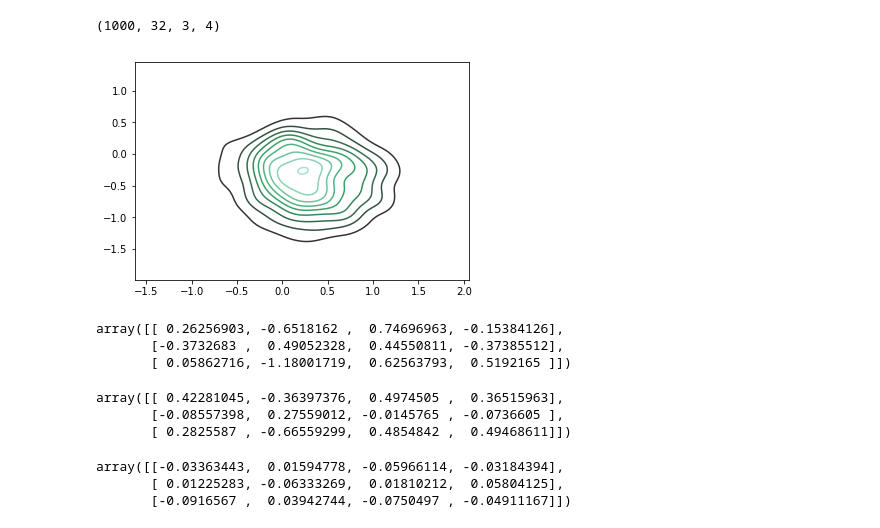
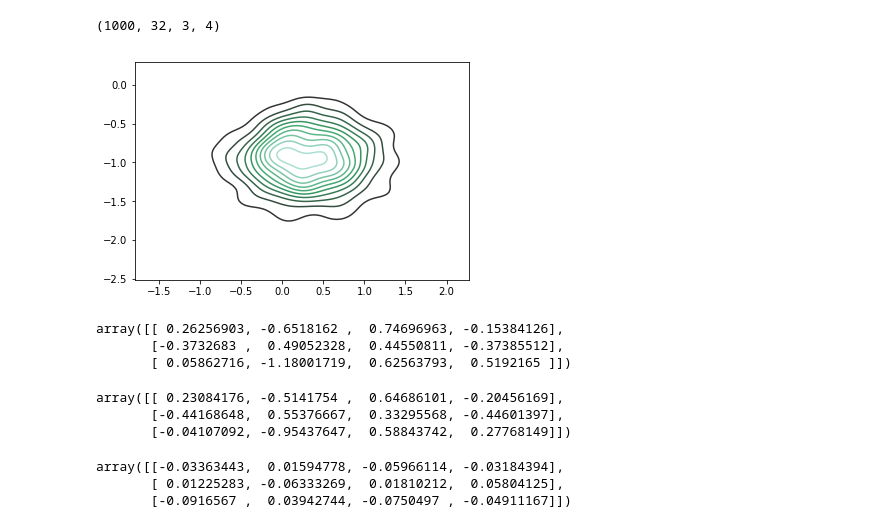
Before and after one commit to npetrenko/real_nvp, a Jupyter notebook: random_walk_regr_aux.ipynb, the cells around one changed output. Drawn from its saved outputs; the diff is of its cells as text; code cells hidden in the pictures.

```diff
--- a/random_walk_regr_aux.ipynb
+++ b/random_walk_regr_aux.ipynb
@@ -28,18 +28,18 @@ params.shape
 # %%
 def autoregr(X, param):
     d = param[:,:3]
-    X = np.matmul(d, X) + param[:,-1] + np.random.normal(size=[3], scale=0.1)
+    X = np.matmul(X, d) + param[:,-1][np.newaxis] + np.random.normal(size=[1,3], scale=0.1)
     return X
 
 def autoregr_tf(X, param):
     d = param[:,:3]
-    X = tf.matmul(d, X)[:,0] + param[:,-1]
+    X = tf.matmul(X, d) + param[:,-1][np.newaxis]
     return X
 # %%
-xs = [np.random.normal(size=dim[0])]
+xs = [np.random.normal(size=[1,dim[0]])]
 for i in range(n-1):
     xs.append(autoregr(xs[i], params[i]))
-xs = np.array(xs)[np.newaxis,:].astype(floatX)
+xs = np.concatenate(xs)[np.newaxis].astype(floatX)
 # %%
 xs
 # %% [output]
@@ -99,8 +97,22 @@ def create_loglik():
 
     ll = 0
     for i in range(n-1):
-        pred = xs[0,i+1] - autoregr_tf(xs[0,i][:,np.newaxis], out[i])
+        pred = xs[0,i+1] - autoregr_tf(xs[0,i][np.newaxis], out[i])
         ll += obs_d.logdens(pred)
     return ll
+
+def create_loglik2():
+    obs_d = Normal(dim=None, sigma=0.1, mu=0)
+    out = tf.reshape(outputs, [n, 3, 4])
+
+    def step1(current):
+        X = current[0][np.newaxis]
+        param = current[1]
+        d = param[:,:3]
+        X = tf.matmul(X, d)[0] + param[:,-1]
+        return X
+
+    ar = tf.map_fn(step1, (xs[0][:-1], out[:-1]), dtype=tf.float64)
+    return obs_d.logdens(ar - xs[0][1:])
 # %%
-logl = create_loglik()
+logl = create_loglik2()
@@ -173,22 +160,23 @@ samples.shape
 # %% [output]
 (1000, 32, 3, 4)
 # %%
-sns.kdeplot(samples[:,18,1,1], samples[:,18,0,1])
+sns.kdeplot(samples[:,1,2,3], samples[:,1,2,1])
 plt.show()
 # %% [output]
-[figure, old version]
+[figure, new version]
-# %%
-params[18]
-# %% [output]
-array([[ 0.26256903, -0.6518162 ,  0.74696963, -0.15384126],
-       [-0.3732683 ,  0.49052328,  0.44550811, -0.37385512],
-       [ 0.05862716, -1.18001719,  0.62563793,  0.5192165 ]])
+# %%
+t = 18
+params[t]
+# %% [output]
+array([[ 0.26256903, -0.6518162 ,  0.74696963, -0.15384126],
+       [-0.3732683 ,  0.49052328,  0.44550811, -0.37385512],
+       [ 0.05862716, -1.18001719,  0.62563793,  0.5192165 ]])
 # %%
-np.mean(samples[:,18], axis=0)
+np.mean(samples[:,t], axis=0)
 # %% [output]
-array([[ 0.42281045, -0.36397376,  0.4974505 ,  0.36515963],
-       [-0.08557398,  0.27559012, -0.0145765 , -0.0736605 ],
-       [ 0.2825587 , -0.66559299,  0.4854842 ,  0.49468611]])
+array([[ 0.23084176, -0.5141754 ,  0.64686101, -0.20456169],
+       [-0.44168648,  0.55376667,  0.33295568, -0.44601397],
+       [-0.04107092, -0.95437647,  0.58843742,  0.27768149]])
 # %%
 params[0] - params[-1]
 # %% [output]
```
Also changed, not shown: parts of 8 cells of this notebook.
